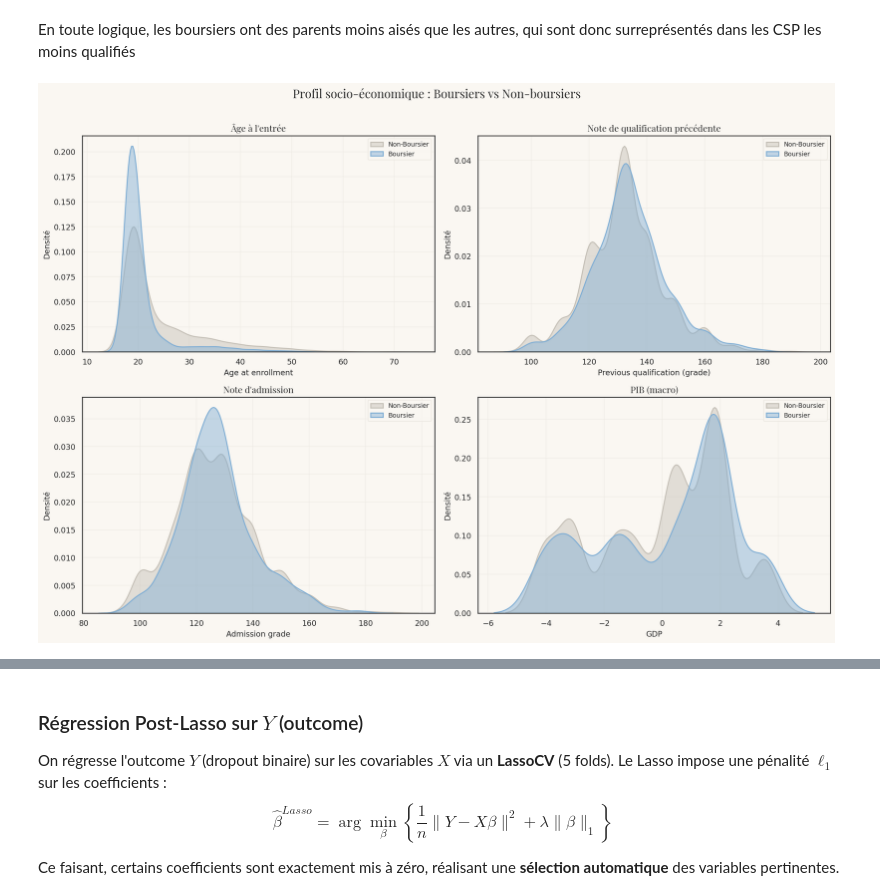
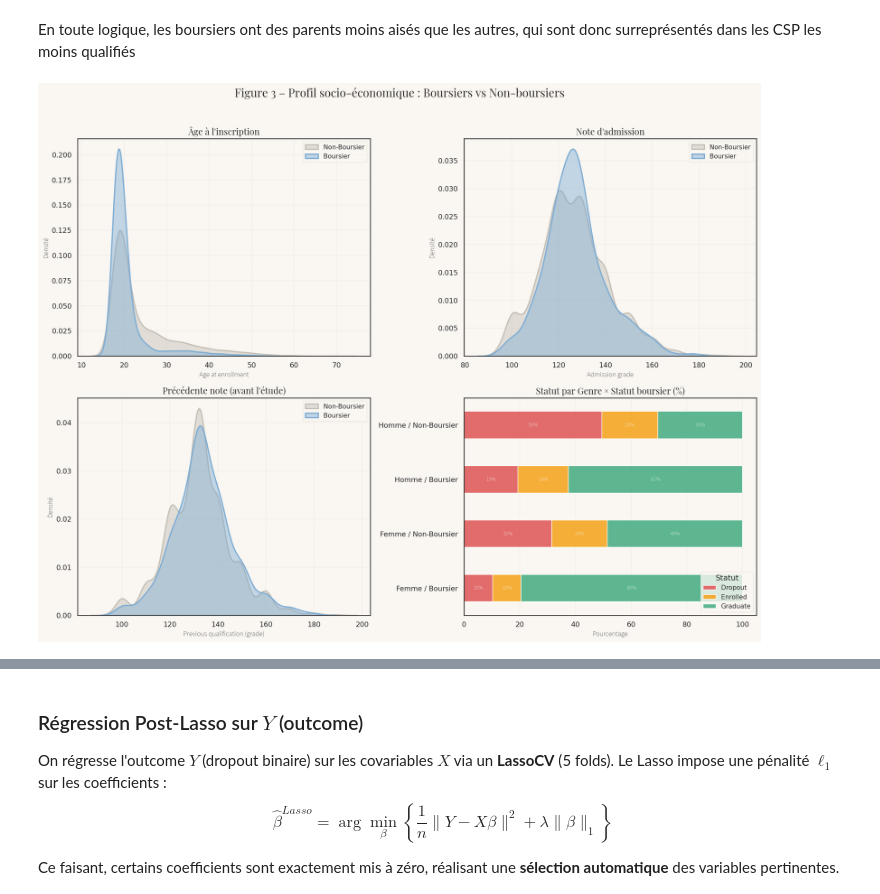
Before and after one commit to gabrielorsatti/Machine-Learning-for-Econometrics, a Jupyter notebook: main_final.ipynb, the cells around one changed output, grey strips where cells are left out. Drawn from its saved outputs; the diff is of its cells as text; code cells hidden in the pictures.

Commit message:
correction orthographe et rédaction + modif palette graphique

```diff
--- a/main_final.ipynb
+++ b/main_final.ipynb
@@ -668,37 +664,59 @@ plt.show()
 # %% [markdown]
 En toute logique, les boursiers ont des parents moins aisés que les autres, qui sont donc surreprésentés dans les CSP les moins qualifiés
 # %%
-fig, axes = plt.subplots(2, 2, figsize=(16, 11))
+fig, axes = plt.subplots(2, 2, figsize=(16, 12))
 fig.patch.set_facecolor(BG_COLOR)
-fig.suptitle('Profil socio-économique : Boursiers vs Non-boursiers',
-             fontsize=17, fontfamily=FONT_TITLE, y=1.01)
+fig.suptitle('Figure 3 – Profil socio-économique : Boursiers vs Non-boursiers',
+             fontsize=18, fontweight='bold', fontfamily=FONT_TITLE, color=TEXT_COLOR, y=1.02)
 
-plot_vars = [
-    ('Age at enrollment',           'Âge à l\'entrée', False),
-    ('Previous qualification (grade)', 'Note de qualification précédente', False),
-    ('Admission grade',             'Note d\'admission', False),
-    ('GDP',                         'PIB (macro)', False),
+kde_plots = [
+    (axes[0, 0], 'Age at enrollment', "Âge à l'inscription"),
+    (axes[0, 1], 'Admission grade', "Note d'admission"),
+    (axes[1, 0], 'Previous qualification (grade)', "Précédente note (avant l'étude)")
 ]
 
-for ax, (var, title, _) in zip(axes.flat, plot_vars):
+for ax, var, title in kde_plots:
     ax.set_facecolor(BG_COLOR)
-    for val, label, color in [
-        ('Non-Boursier', 'Non-Boursier', COLORS['control']),
-        ('Boursier',     'Boursier',     COLORS['treated'])
-    ]:
+
+    for val, label, color in [('Non-Boursier', 'Non-Boursier', COLORS['control']),
+                               ('Boursier', 'Boursier', COLORS['treated'])]:
         subset = data_propre[data_propre['Scholarship holder'] == val][var].dropna()
-        sns.kdeplot(subset, ax=ax, fill=True, alpha=0.45, color=color, label=label, linewidth=1.5)
-    ax.set_title(title, fontsize=13, fontfamily=FONT_TITLE)
-    ax.set_xlabel(var, fontsize=11)
-    ax.set_ylabel('Densité', fontsize=11)
-    ax.legend(fontsize=9, facecolor=BG_COLOR, edgecolor=GRID_COLOR)
-    ax.grid(color=GRID_COLOR, alpha=0.4)
+        sns.kdeplot(subset, ax=ax, fill=True, alpha=0.45, color=color, label=label, linewidth=2)
+
+    # Esthétique des axes
+    ax.set_title(title, fontsize=14, fontfamily=FONT_TITLE, fontweight='bold')
+    ax.set_xlabel(var, fontsize=11, fontfamily=FONT_BODY)
+    ax.set_ylabel('Densité', fontsize=11, fontfamily=FONT_BODY)
+    ax.grid(color=GRID_COLOR, alpha=0.4, linestyle='-')
     ax.set_axisbelow(True)
+    ax.legend(fontsize=10, facecolor=BG_COLOR, edgecolor=GRID_COLOR)
+
+ax_bar = axes[1, 1]
+ax_bar.set_facecolor(BG_COLOR)
+
+gender_cross = pd.crosstab([data_propre['Gender'], data_propre['Scholarship holder']],
+                            data_propre['Target'], normalize='index') * 100
+gender_cross = gender_cross.reindex(columns=TARGET_ORDER)
+labels = ['Femme / Boursier', 'Femme / Non-Boursier', 'Homme / Boursier', 'Homme / Non-Boursier']
+gender_cross.index = labels
+
+gender_cross.plot(kind='barh', stacked=True, ax=ax_bar,
+                  color=[PALETTE_TARGET[t] for t in TARGET_ORDER], alpha=0.9)
+
+ax_bar.set_title("Statut par Genre × Statut boursier (%)", fontsize=14, fontfamily=FONT_TITLE, fontweight='bold')
+ax_bar.set_xlabel("Pourcentage", fontsize=11, fontfamily=FONT_BODY)
+ax_bar.grid(axis='x', color=GRID_COLOR, alpha=0.4)
+ax_bar.set_axisbelow(True)
+
+ax_bar.legend(title='Statut', loc='lower right', fontsize=10, facecolor=BG_COLOR, edgecolor=GRID_COLOR)
+for container in ax_bar.containers:
+    ax_bar.bar_label(container, fmt='%.0f%%', label_type='center',
+                     fontsize=9, fontfamily=FONT_BODY, fontweight='bold', color='white')
 
 plt.tight_layout()
 plt.show()
 # %% [output]
-[figure, old version]
+[figure, new version]
 # %% [markdown]
 ## Modèle Double Post-Lasso
 
```
Also changed, not shown: parts of 16 cells of this notebook.
